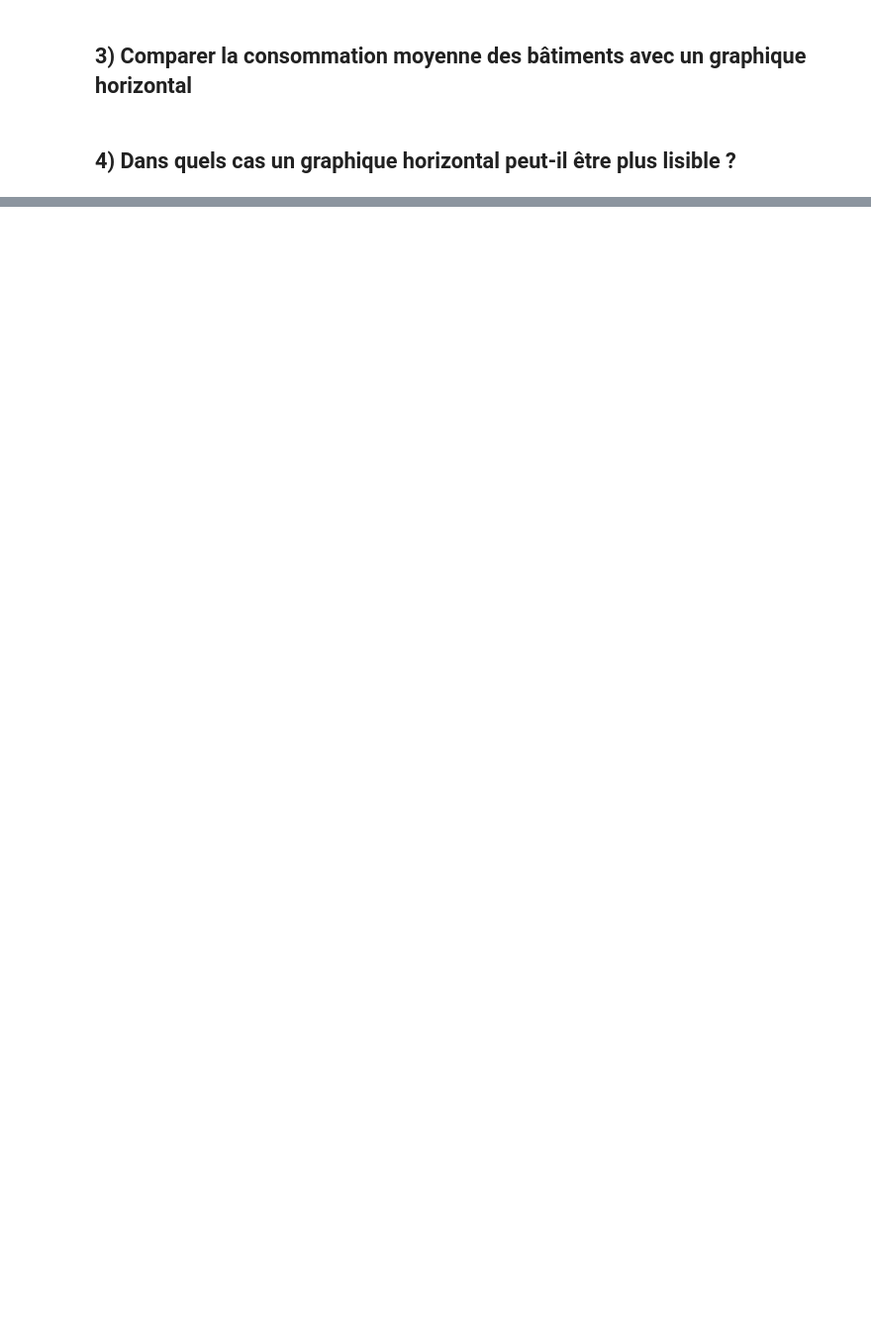
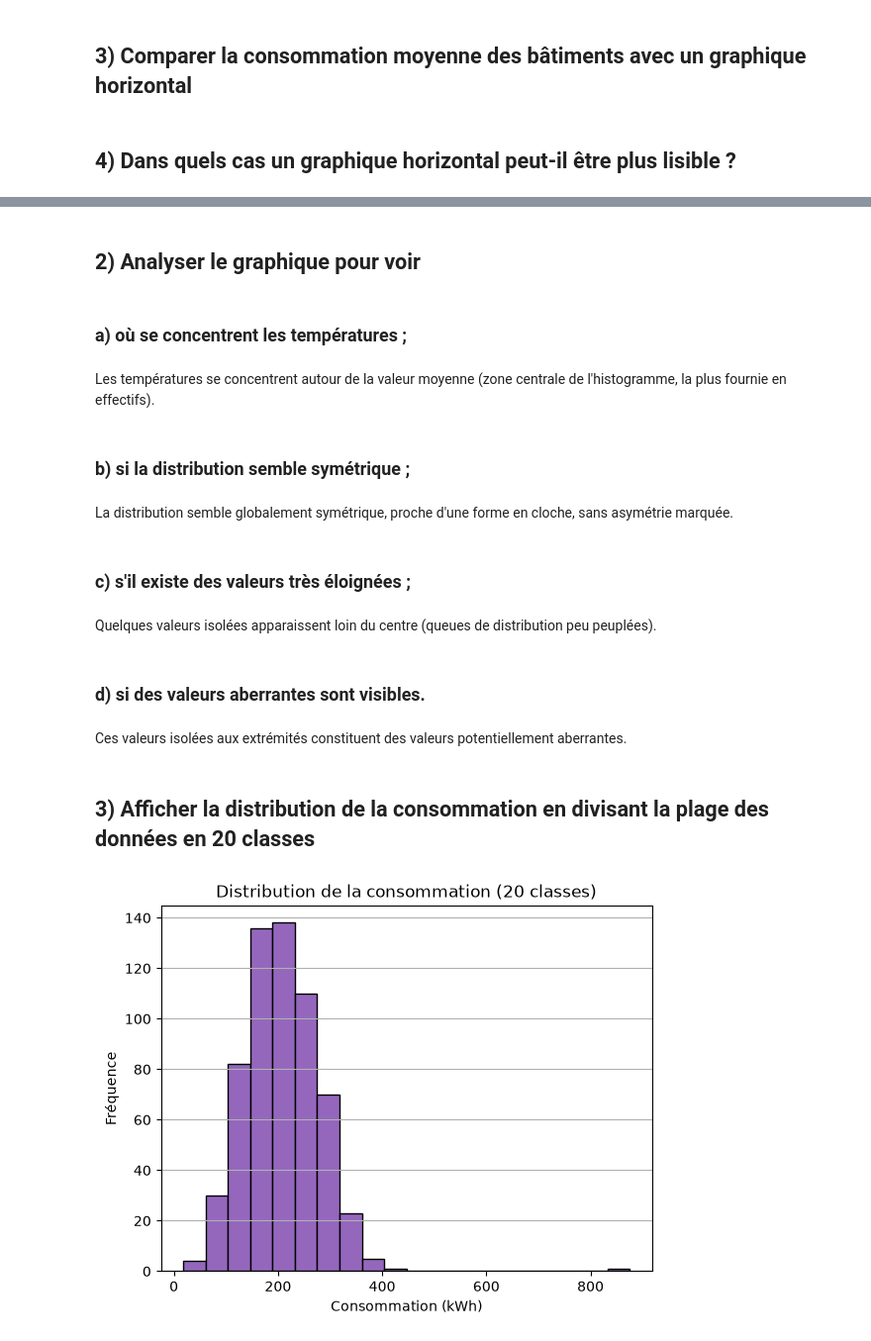
Before and after one commit to Damstat/atelier_matplotlib_iot, a Jupyter notebook: notebooks/telier_matplotlib_iot.ipynb, the cells around one changed output, grey strips where cells are left out. Shown at 99% size. Drawn from its saved outputs; the diff is of its cells as text; code cells hidden in the pictures; blank space fills up the shorter version.

```diff
--- a/notebooks/telier_matplotlib_iot.ipynb
+++ b/notebooks/telier_matplotlib_iot.ipynb
@@ -106,0 +121,30 @@ plt.show()
+# %% [markdown]
+## 2) Analyser le graphique pour voir
+# %% [markdown]
+### a) où se concentrent les températures ;
+# %% [markdown]
+Les températures se concentrent autour de la valeur moyenne (zone centrale de l'histogramme, la plus fournie en effectifs).
+# %% [markdown]
+### b) si la distribution semble symétrique ;
+# %% [markdown]
+La distribution semble globalement symétrique, proche d'une forme en cloche, sans asymétrie marquée.
+# %% [markdown]
+### c) s'il existe des valeurs très éloignées ;
+# %% [markdown]
+Quelques valeurs isolées apparaissent loin du centre (queues de distribution peu peuplées).
+# %% [markdown]
+### d) si des valeurs aberrantes sont visibles.
+# %% [markdown]
+Ces valeurs isolées aux extrémités constituent des valeurs potentiellement aberrantes.
+# %% [markdown]
+## 3) Afficher la distribution de la consommation en divisant la plage des données en 20 classes
+# %%
+fig, ax = plt.subplots()
+ax.hist(df["consommation"].dropna(), bins=20, color="tab:purple", edgecolor="black")
+ax.set_title("Distribution de la consommation (20 classes)")
+ax.set_xlabel("Consommation (kWh)")
+ax.set_ylabel("Fréquence")
+ax.grid(axis="y")
+plt.show()
+# %% [output]
+[figure, added]
```
Also changed, not shown: parts of 11 cells of this notebook.
